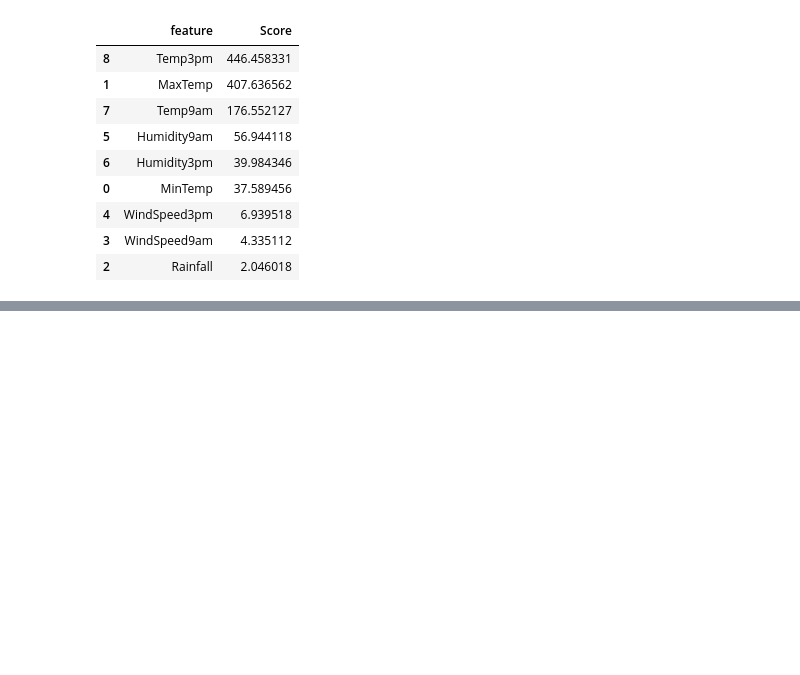
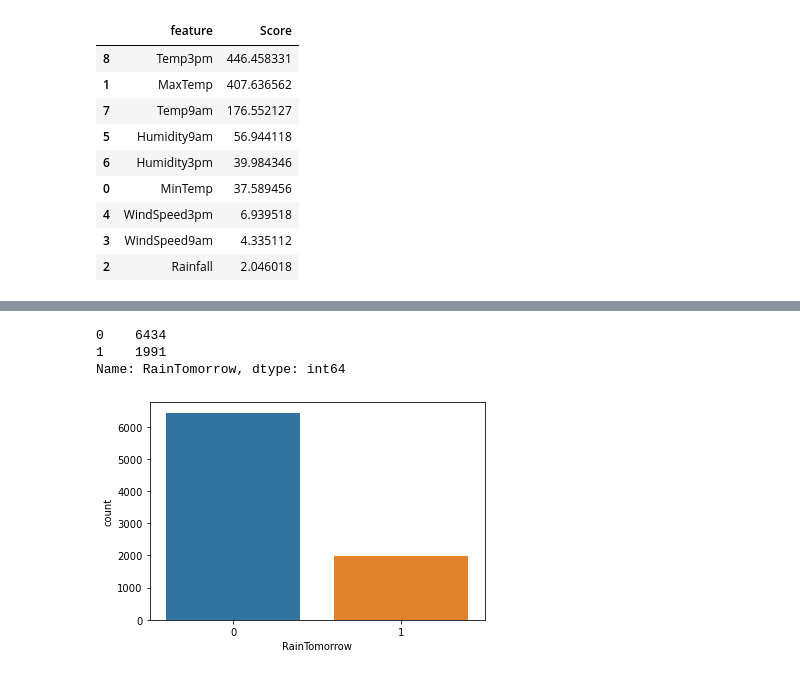
Before and after one commit to zobekenobe/DT-Evaluation-Project, a Jupyter notebook: Project 9.ipynb, the cells around one changed output, grey strips where cells are left out. Saved outputs shown, nothing was run; the diff lists cells and outputs as text; code cells hidden in the pictures; blank space fills up the shorter version.

```diff
--- a/Project 9.ipynb
+++ b/Project 9.ipynb
@@ -444,3 +446,5 @@ temp.sort_values('Score', ascending = False)
+# %%
+df.drop(columns = ['Temp9am', 'MaxTemp'], inplace = True)
 # %%
 from sklearn.preprocessing import LabelEncoder
 df['Location'] = LabelEncoder().fit_transform(df['Location'])
@@ -452,0 +473,12 @@ df['WindDir3pm'] = LabelEncoder().fit_transform(df['WindDir3pm'])
+# %%
+# Checking for class imbalance
+df['RainTomorrow'].value_counts()
+# %% [output]
+0    6434
+1    1991
+Name: RainTomorrow, dtype: int64
+# %%
+sns.countplot(df['RainTomorrow'])
+plt.show()
+# %% [output]
+[figure, added]
```
Also changed, not shown: parts of 18 cells of this notebook.
